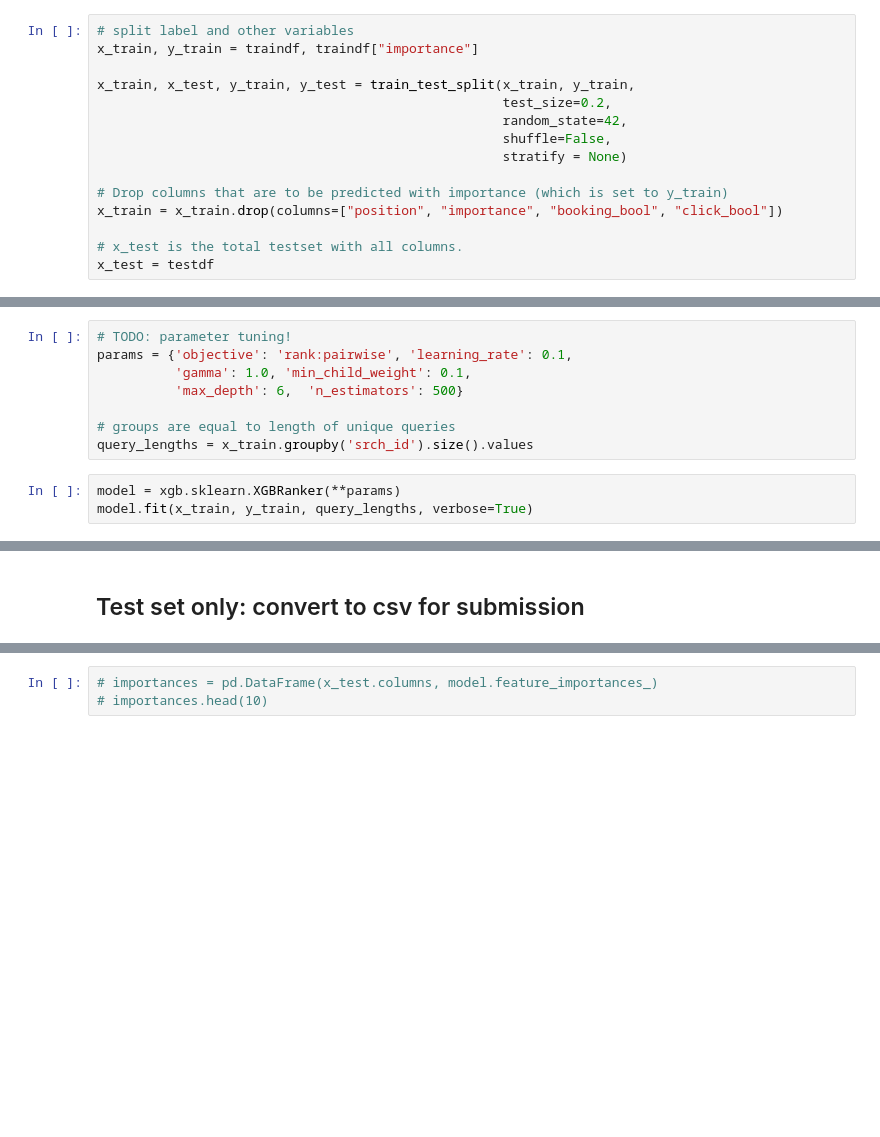
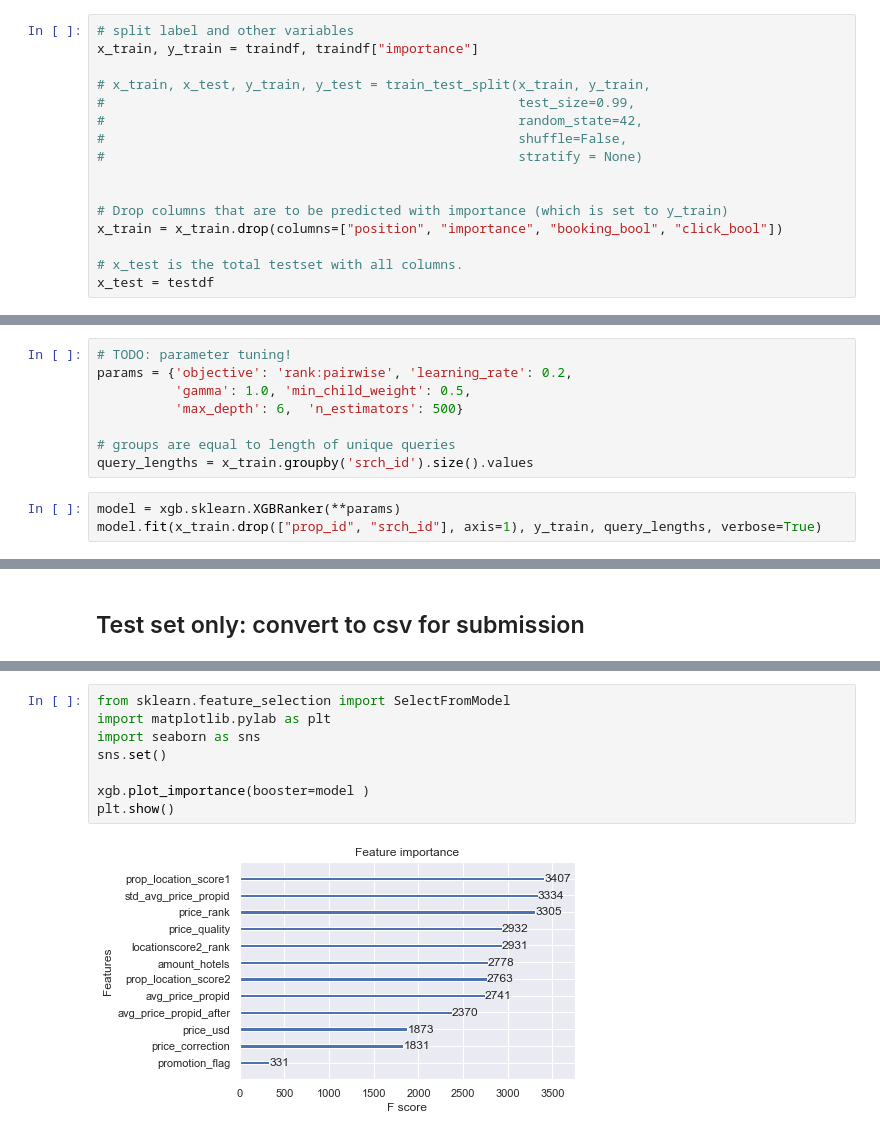
Before and after one commit to NatasjaWezel/DataMiningTechniques, a Jupyter notebook: Assignment2/rank_test_xgboost/xgboost_rank_testset.ipynb, the cells around one changed output, grey strips where cells are left out. Drawn from its saved outputs; the diff is of its cells as text; blank space fills up the shorter version.

```diff
--- a/Assignment2/rank_test_xgboost/xgboost_rank_testset.ipynb
+++ b/Assignment2/rank_test_xgboost/xgboost_rank_testset.ipynb
@@ -16,11 +19,12 @@ traindf = traindf.sort_values(by=['srch_id'])
 # split label and other variables
 x_train, y_train = traindf, traindf["importance"]
 
-x_train, x_test, y_train, y_test = train_test_split(x_train, y_train,
-                                                    test_size=0.2,
-                                                    random_state=42,
-                                                    shuffle=False,
-                                                    stratify = None)
+# x_train, x_test, y_train, y_test = train_test_split(x_train, y_train,
+#                                                     test_size=0.99,
+#                                                     random_state=42,
+#                                                     shuffle=False,
+#                                                     stratify = None)
+
 
 # Drop columns that are to be predicted with importance (which is set to y_train)
 x_train = x_train.drop(columns=["position", "importance", "booking_bool", "click_bool"])
@@ -37,11 +45,11 @@ print(list(x_test.columns))
 # %%
 # TODO: parameter tuning!
-params = {'objective': 'rank:pairwise', 'learning_rate': 0.1,
-          'gamma': 1.0, 'min_child_weight': 0.1,
+params = {'objective': 'rank:pairwise', 'learning_rate': 0.2,
+          'gamma': 1.0, 'min_child_weight': 0.5,
           'max_depth': 6,  'n_estimators': 500}
 
 # groups are equal to length of unique queries
 query_lengths = x_train.groupby('srch_id').size().values
 # %%
 model = xgb.sklearn.XGBRanker(**params)
-model.fit(x_train, y_train, query_lengths, verbose=True)
+model.fit(x_train.drop(["prop_id", "srch_id"], axis=1), y_train, query_lengths, verbose=True)
@@ -81,3 +115,10 @@ test.head()
-# %%
-# importances = pd.DataFrame(x_test.columns, model.feature_importances_)
-# importances.head(10)
+# %%
+from sklearn.feature_selection import SelectFromModel
+import matplotlib.pylab as plt
+import seaborn as sns
+sns.set()
+
+xgb.plot_importance(booster=model )
+plt.show()
+# %% [output]
+[figure, added]
```
Also changed, not shown: parts of 7 cells of this notebook, 12 other files.
